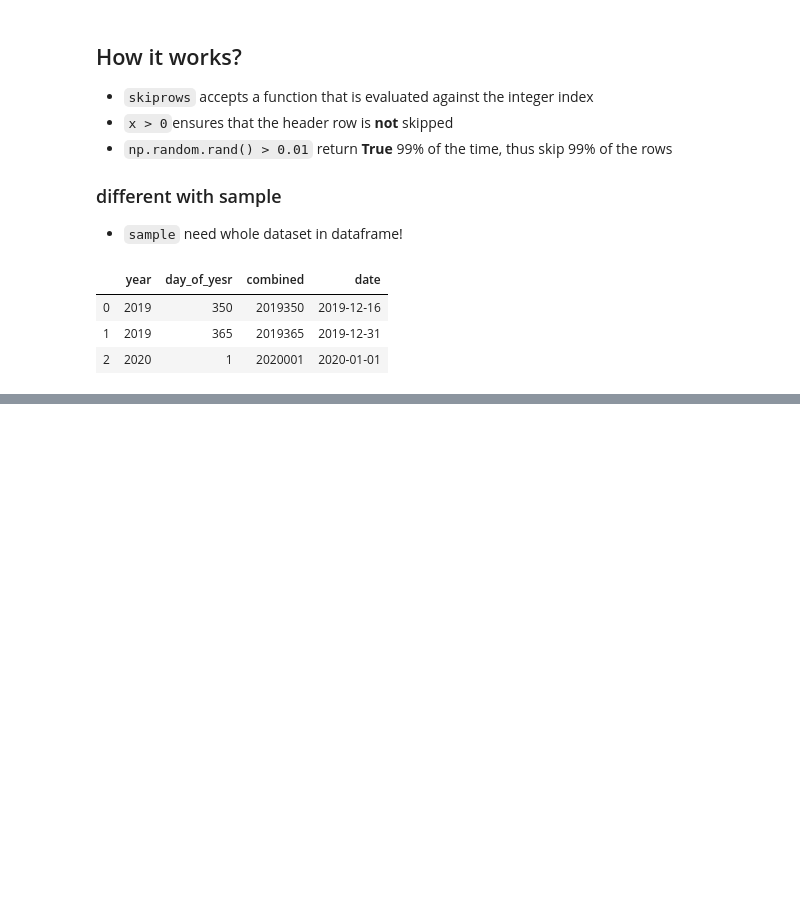
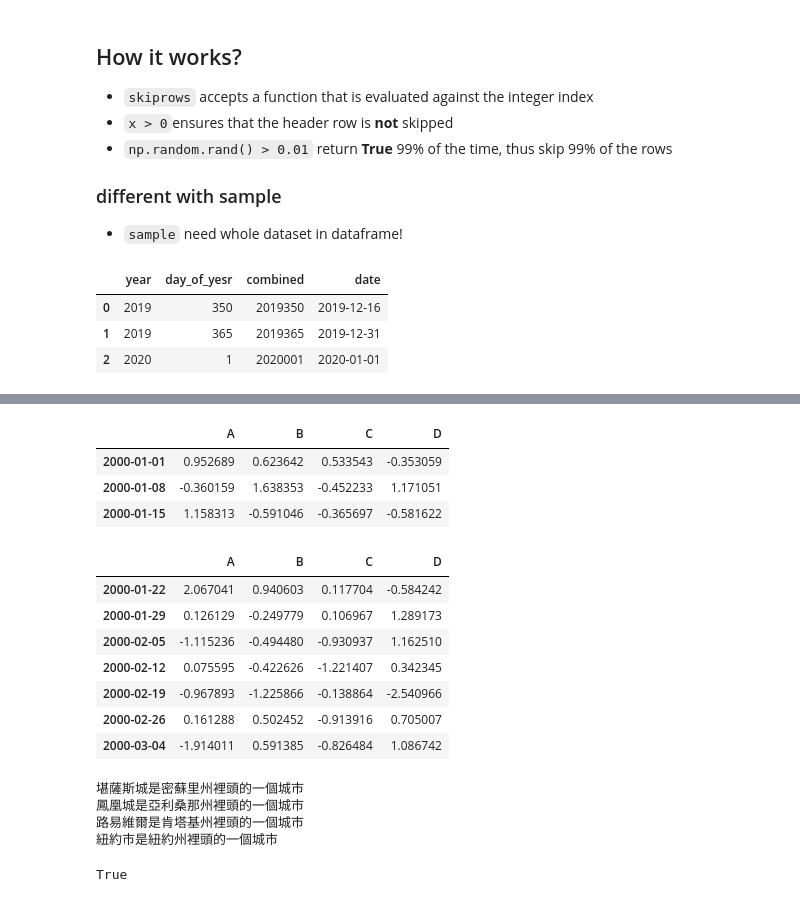
Before and after one commit to YLTsai0609/pandas_101, a Jupyter notebook: Solution.ipynb, the cells around one changed output, grey strips where cells are left out. Saved outputs shown, nothing was run; the diff lists cells and outputs as text; code cells hidden in the pictures; blank space fills up the shorter version.

Commit message:
[Feature] LeeMang stuff datetime index and swift

```diff
--- a/Solution.ipynb
+++ b/Solution.ipynb
@@ -2166,0 +2218,55 @@ df
+# %%
+# 選取從某段時間開始的區間樣本
+#        df_date.between_time(start_time=datetime(2000, 2, 5),
+#                           end_time=datetime(2000, 3, 19))
+# will not work
+# do a old school way
+from datetime import datetime
+def between(df : pd.DataFrame,
+            start_date : datetime,
+            end_date : datetime,
+           *args) -> pd.DataFrame:
+    assert isinstance(df.index, pd.DatetimeIndex), 'index is not DatetimeIndex format'
+    mask = (df.index > start_date) & (df.index <= end_date)
+    return df[mask]
+
+
+display(df_date.first('3W'),
+       between(df_date,start_date=datetime(2000,1, 15),
+              end_date=datetime(2000, 3, 10)))
+# %% [output]
+|  | A | B | C | D |
+| 2000-01-01 | 0.952689 | 0.623642 | 0.533543 | -0.353059 |
+| 2000-01-08 | -0.360159 | 1.638353 | -0.452233 | 1.171051 |
+| 2000-01-15 | 1.158313 | -0.591046 | -0.365697 | -0.581622 |
+|  | A | B | C | D |
+| 2000-01-22 | 2.067041 | 0.940603 | 0.117704 | -0.584242 |
+| 2000-01-29 | 0.126129 | -0.249779 | 0.106967 | 1.289173 |
+| 2000-02-05 | -1.115236 | -0.494480 | -0.930937 | 1.162510 |
+| 2000-02-12 | 0.075595 | -0.422626 | -1.221407 | 0.342345 |
+| 2000-02-19 | -0.967893 | -1.225866 | -0.138864 | -2.540966 |
+| 2000-02-26 | 0.161288 | 0.502452 | -0.913916 | 0.705007 |
+| 2000-03-04 | -1.914011 | 0.591385 | -0.826484 | 1.086742 |
+# %%
+# for loop but want multiple row
+df_city = pd.DataFrame({
+    'state': ['密蘇里州', '亞利桑那州', '肯塔基州', '紐約州'],
+    'city': ['堪薩斯城', '鳳凰城', '路易維爾', '紐約市']
+})
+
+for row in df_city.itertuples(name='City'):
+    print(f'{row.city}是{row.state}裡頭的一個城市')
+
+
+# itertuples is exactly namedtuple
+from collections import namedtuple
+
+City = namedtuple('City', ['Index', 'state', 'city'])
+c = City(3, '紐約州', '紐約市')
+c == row
+# %% [output]
+堪薩斯城是密蘇里州裡頭的一個城市
+鳳凰城是亞利桑那州裡頭的一個城市
+路易維爾是肯塔基州裡頭的一個城市
+紐約市是紐約州裡頭的一個城市
+True
```
Also changed, not shown: parts of 58 cells of this notebook, 17 other files.
